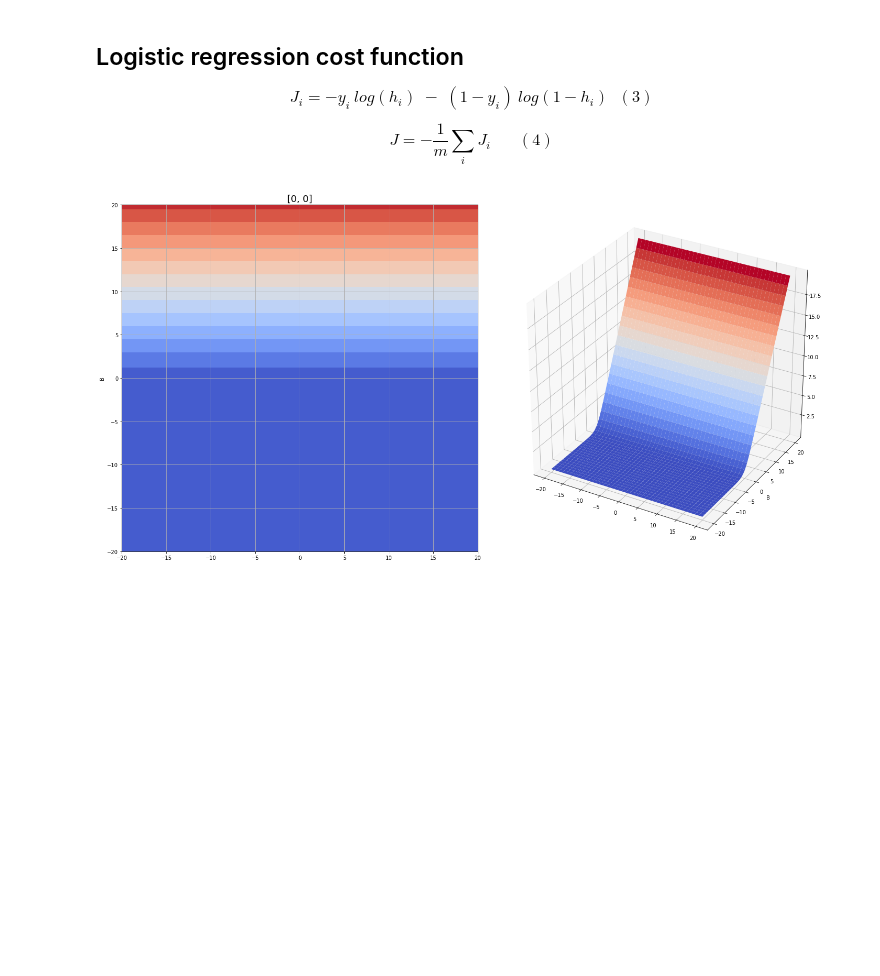
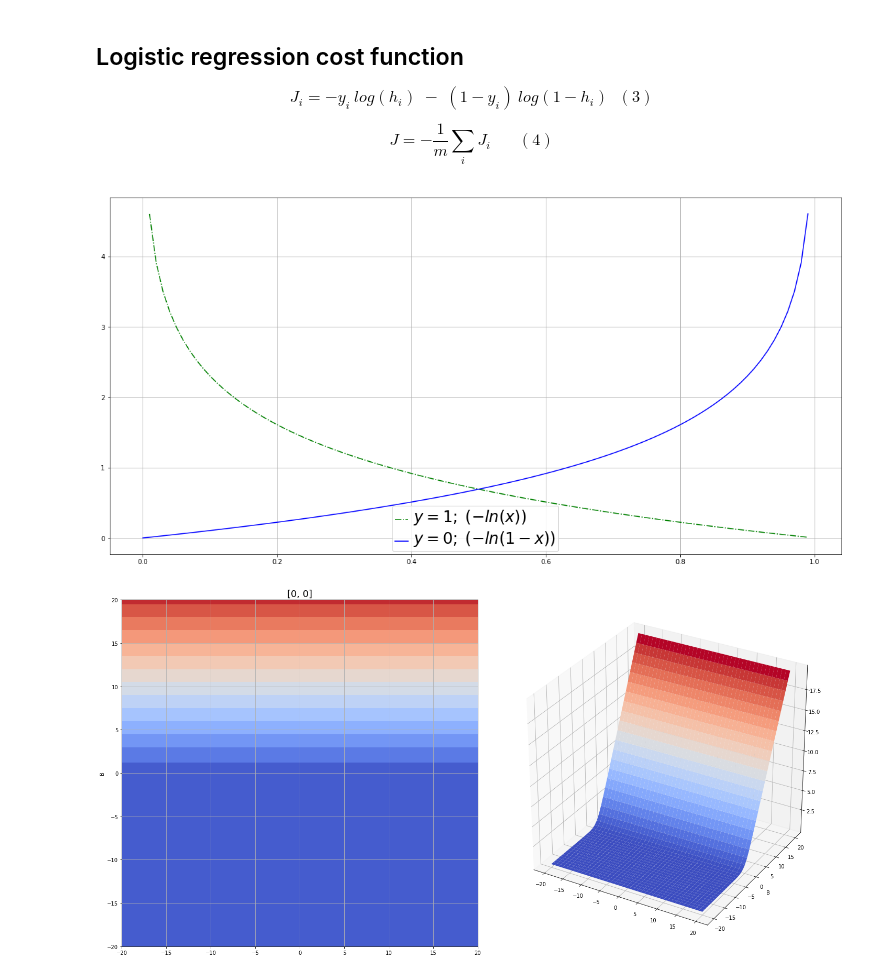
Before and after one commit to pyotr777/keras_tut, a Jupyter notebook: study/Weights space logistic.ipynb, the cells around one changed output. Saved outputs shown, nothing was run; the diff lists cells and outputs as text; code cells hidden in the pictures; blank space fills up the shorter version.

```diff
--- a/study/Weights space logistic.ipynb
+++ b/study/Weights space logistic.ipynb
@@ -97,6 +100,23 @@ def sample_func(x,y):
 $$ J_i = - y_i\: log(h_i) \; - \; (1 - y_i) \: log(1 - h_i) \;\; (3) $$
 
 $$ J = - \frac{1}{m} \sum_{i} J_i  \;\;\;\;\;\; (4) $$
+# %%
+x = np.arange(0,1,0.01)
+
+fig = plt.figure(figsize=(20,10))
+ax = fig.add_subplot(1,1,1)
+ax.plot(x, -np.log(x), 'g-.', label="$y=1; \; (-ln(x))$")
+ax.plot(x, -np.log(1-x), 'b-', label="$y=0; \; (-ln(1-x))$")
+#ax.set_yscale('log')
+#ax.set_ylim([-2,2])
+ax.grid()
+ax.legend()
+leg = plt.gca().get_legend()
+ltext  = leg.get_texts()  # all the text.Text instance in the legend
+plt.setp(ltext, fontsize='24')    # the legend text fontsize
+plt.show()
+# %% [output]
+[figure, added]
 # %%
 # Error for one sample
 # Logistic formula (3)
```
Also changed, not shown: parts of 1 cell of this notebook.
